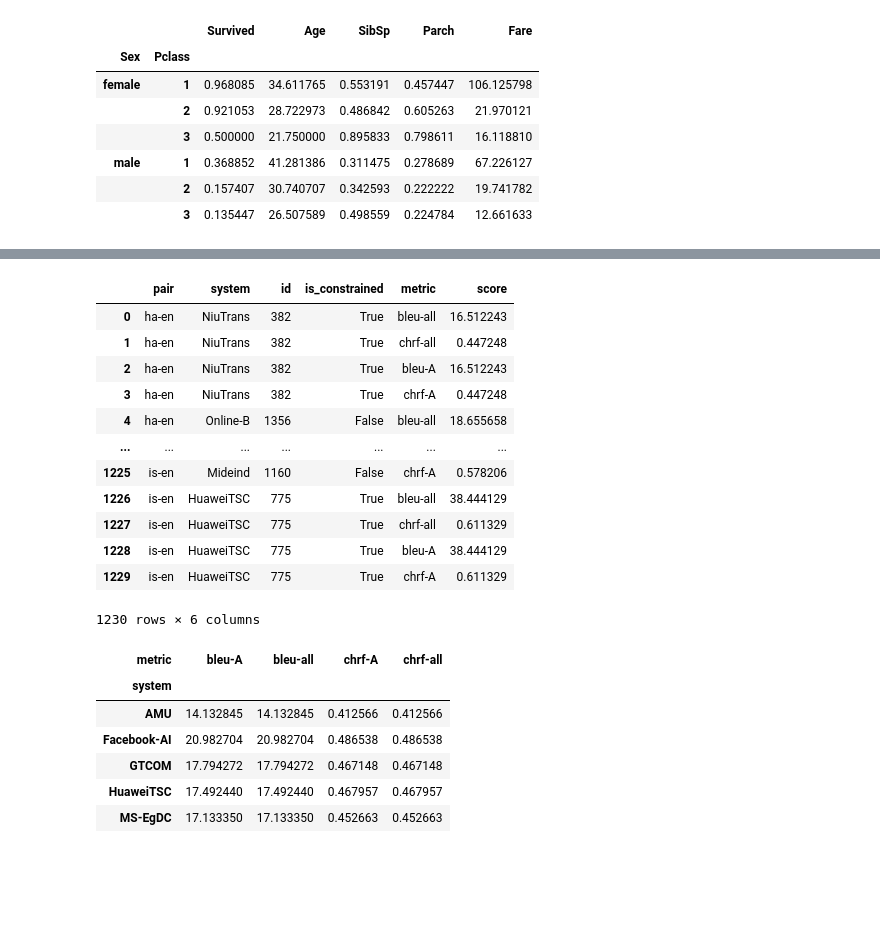
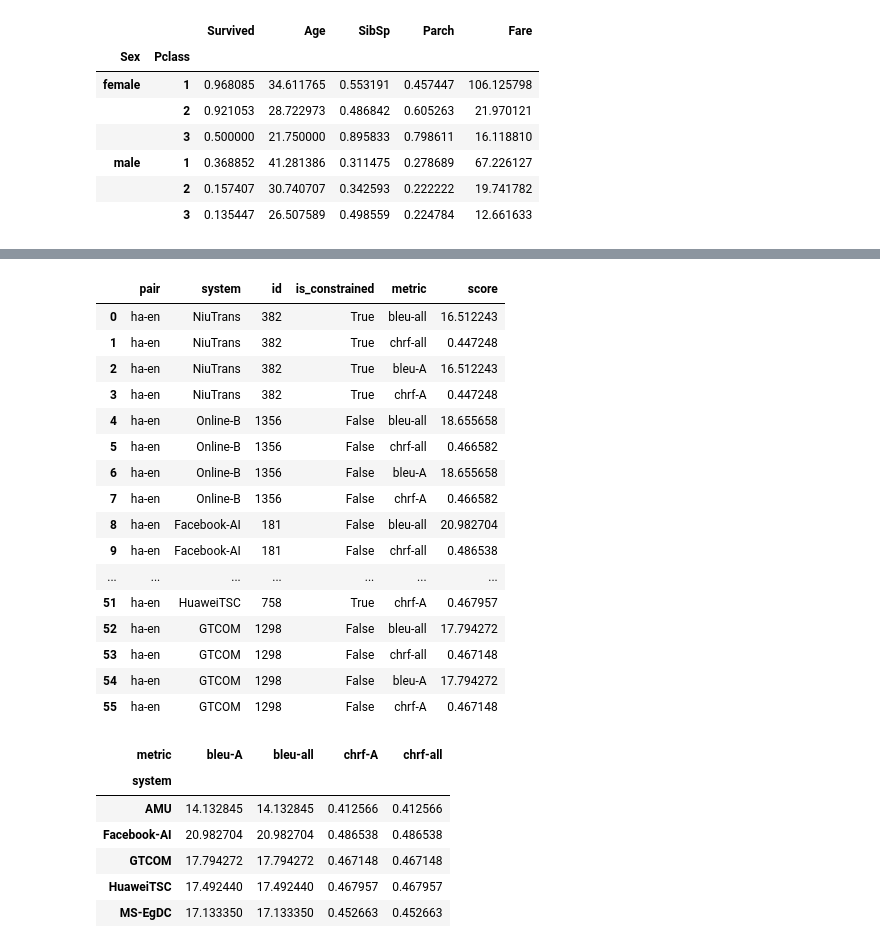
Before and after one commit to Cloudy17g35/python-2021-2022, a Jupyter notebook: pandas/data_analysis.ipynb, the cells around one changed output, grey strips where cells are left out. Drawn from its saved outputs; the diff is of its cells as text; code cells hidden in the pictures; blank space fills up the shorter version.

```diff
--- a/pandas/data_analysis.ipynb
+++ b/pandas/data_analysis.ipynb
@@ -865,21 +891,24 @@ df[df.Name.str.split('\t').str[-1].str.split(' ').str[1] == 'Mrs.'].Survived.mea
 # %%
 df = pd.read_csv('https://raw.githubusercontent.com/wmt-conference/wmt21-news-systems/main/scores/automatic-scores.tsv', sep='\t')
-
-df
+df[df.pair == 'ha-en']
 # %% [output]
 |  | pair | system | id | is_constrained | metric | score |
 | 0 | ha-en | NiuTrans | 382 | True | bleu-all | 16.512243 |
 | 1 | ha-en | NiuTrans | 382 | True | chrf-all | 0.447248 |
 | 2 | ha-en | NiuTrans | 382 | True | bleu-A | 16.512243 |
 | 3 | ha-en | NiuTrans | 382 | True | chrf-A | 0.447248 |
 | 4 | ha-en | Online-B | 1356 | False | bleu-all | 18.655658 |
+| 5 | ha-en | Online-B | 1356 | False | chrf-all | 0.466582 |
+| 6 | ha-en | Online-B | 1356 | False | bleu-A | 18.655658 |
+| 7 | ha-en | Online-B | 1356 | False | chrf-A | 0.466582 |
+| 8 | ha-en | Facebook-AI | 181 | False | bleu-all | 20.982704 |
+| 9 | ha-en | Facebook-AI | 181 | False | chrf-all | 0.486538 |
 | ... | ... | ... | ... | ... | ... | ... |
-| 1225 | is-en | Mideind | 1160 | False | chrf-A | 0.578206 |
-| 1226 | is-en | HuaweiTSC | 775 | True | bleu-all | 38.444129 |
-| 1227 | is-en | HuaweiTSC | 775 | True | chrf-all | 0.611329 |
-| 1228 | is-en | HuaweiTSC | 775 | True | bleu-A | 38.444129 |
-| 1229 | is-en | HuaweiTSC | 775 | True | chrf-A | 0.611329 |
+| 51 | ha-en | HuaweiTSC | 758 | True | chrf-A | 0.467957 |
+| 52 | ha-en | GTCOM | 1298 | False | bleu-all | 17.794272 |
+| 53 | ha-en | GTCOM | 1298 | False | chrf-all | 0.467148 |
+| 54 | ha-en | GTCOM | 1298 | False | bleu-A | 17.794272 |
+| 55 | ha-en | GTCOM | 1298 | False | chrf-A | 0.467148 |
-1230 rows × 6 columns
 # %%
 df[df.pair == 'ha-en'].pivot(index='system', columns='metric', values='score')
 # %% [output]
```
Also changed, not shown: parts of 44 cells of this notebook, 2 other files.
